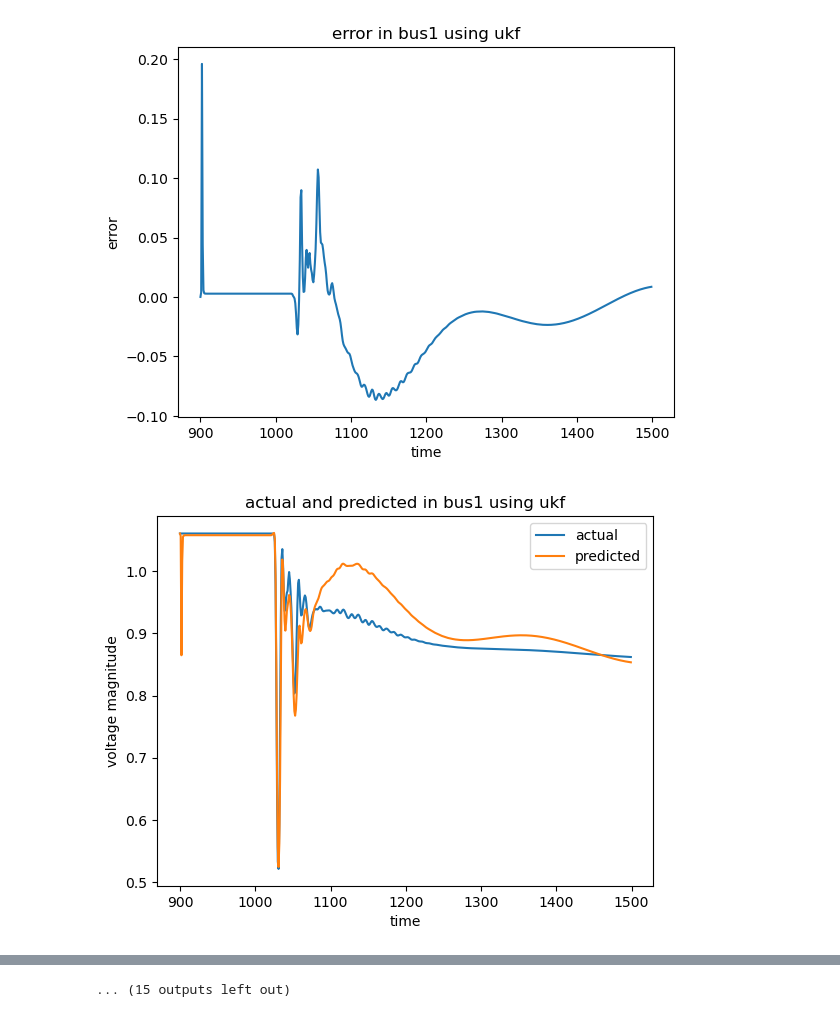
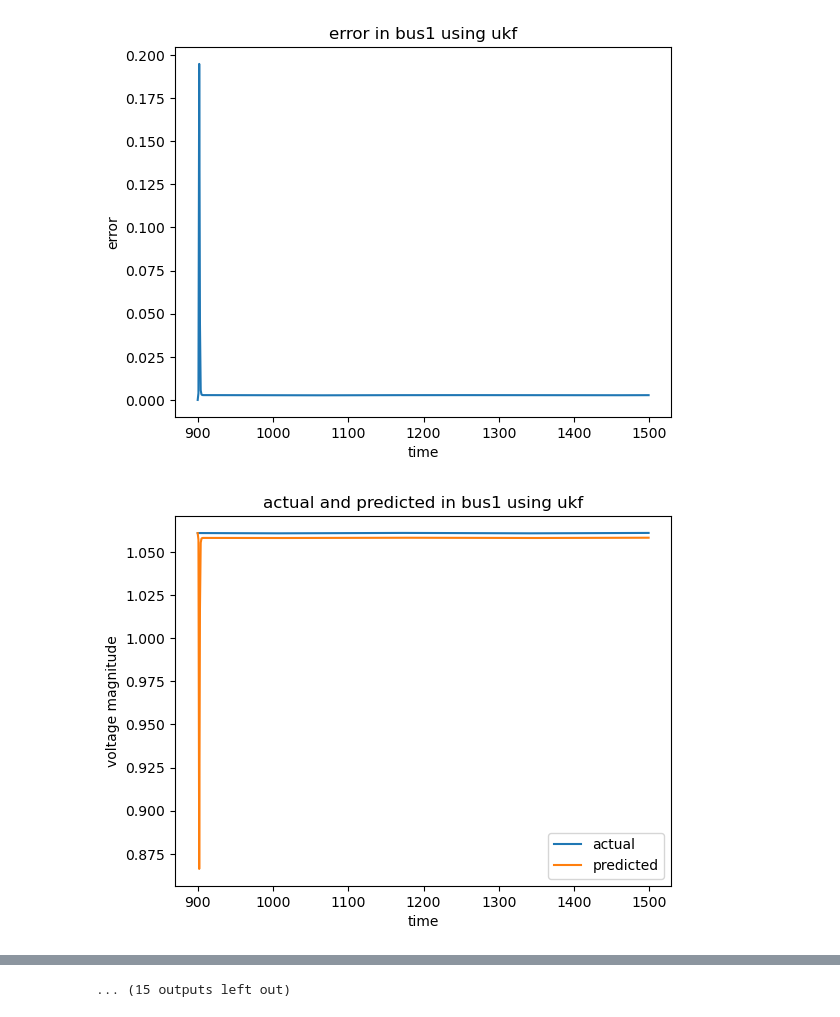
Before and after one commit to ayush-thakur/DSE_IEEE_14_bus, a Jupyter notebook: DSE_UKF_2.ipynb, the cells around one changed output, grey strips where cells are left out. Saved outputs shown, nothing was run; the diff lists cells and outputs as text; code cells hidden in the pictures.

```diff
--- a/DSE_UKF_2.ipynb
+++ b/DSE_UKF_2.ipynb
@@ -419,11 +419,11 @@ def fx(x, dt):
     FdotX=np.dot(F, x)
     return FdotX
 # %%
-# Pi=pd.read_csv("data/validation_measurement1_modified1.csv")
-Pi=pd.read_csv("data/PQ_fault_modified2.csv")
+Pi=pd.read_csv("data/validation_measurement1_modified1.csv")
+# Pi=pd.read_csv("data/PQ_fault_modified2.csv")
 
-# df=pd.read_csv("data/validation_states1.csv")
-df=pd.read_csv("data/Vrms_fault2.csv")
+df=pd.read_csv("data/validation_states1.csv")
+# df=pd.read_csv("data/Vrms_fault2.csv")
 nbus=14;
 Pi= Pi.to_numpy();
 num=14
@@ -569,32 +569,32 @@ for i2 in range(14):
 # plot.xlabel('time')
 # plot.ylabel('voltage')
 # plot.legend(bbox_to_anchor=(1.05,1),loc='upper left', borderaxespad=0)
 # plot.show()
 # plot.title('Voltage Magnitude')
 # plot.xlabel('Bus number')
 # plot.ylabel('Magnitude (p.u.)')
 # plot.xlim(1,nbus)
 # plot.show()
 
 
     # predicted up
 # %% [output]
 900
 901
 902
 903
 904
 905
 906
 907
 908
 909
 910
 911
 ... (584 lines left out)
 1496
 1497
 1498
 1499
-[figure, old version]
+[figure, new version]
-[figure, old version]
+[figure, new version]
```
Also changed, not shown: parts of 1 cell of this notebook, 9 other files.
